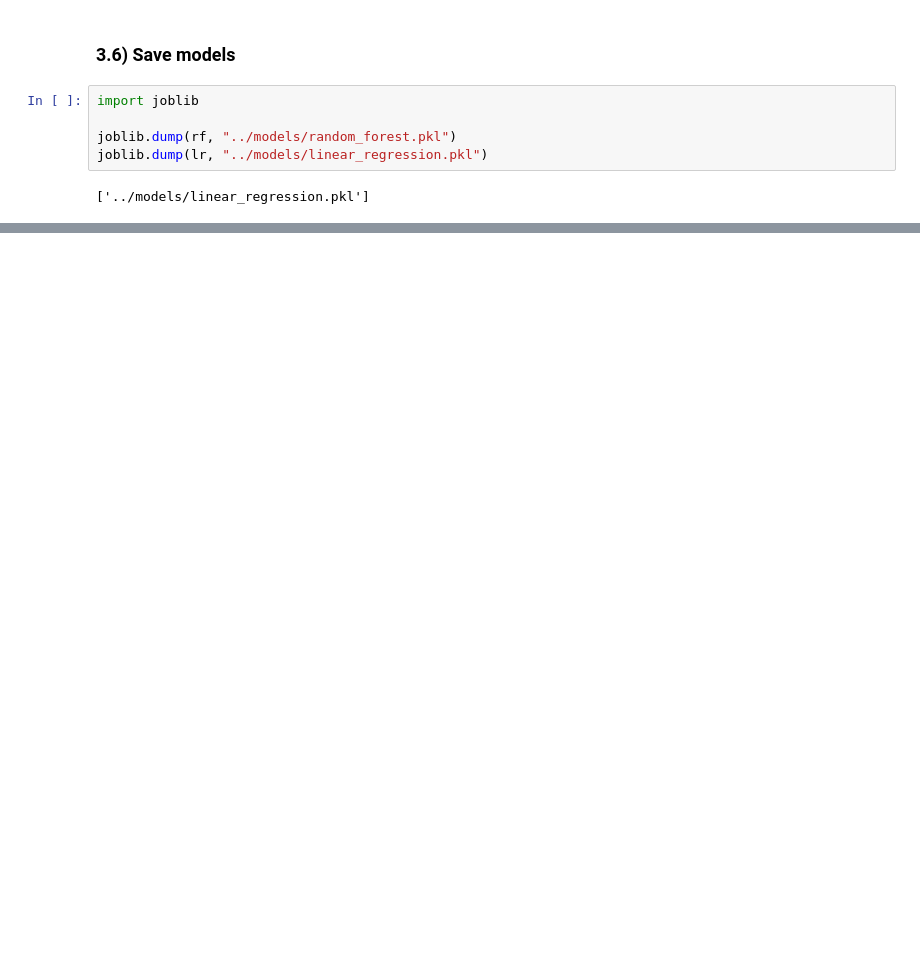
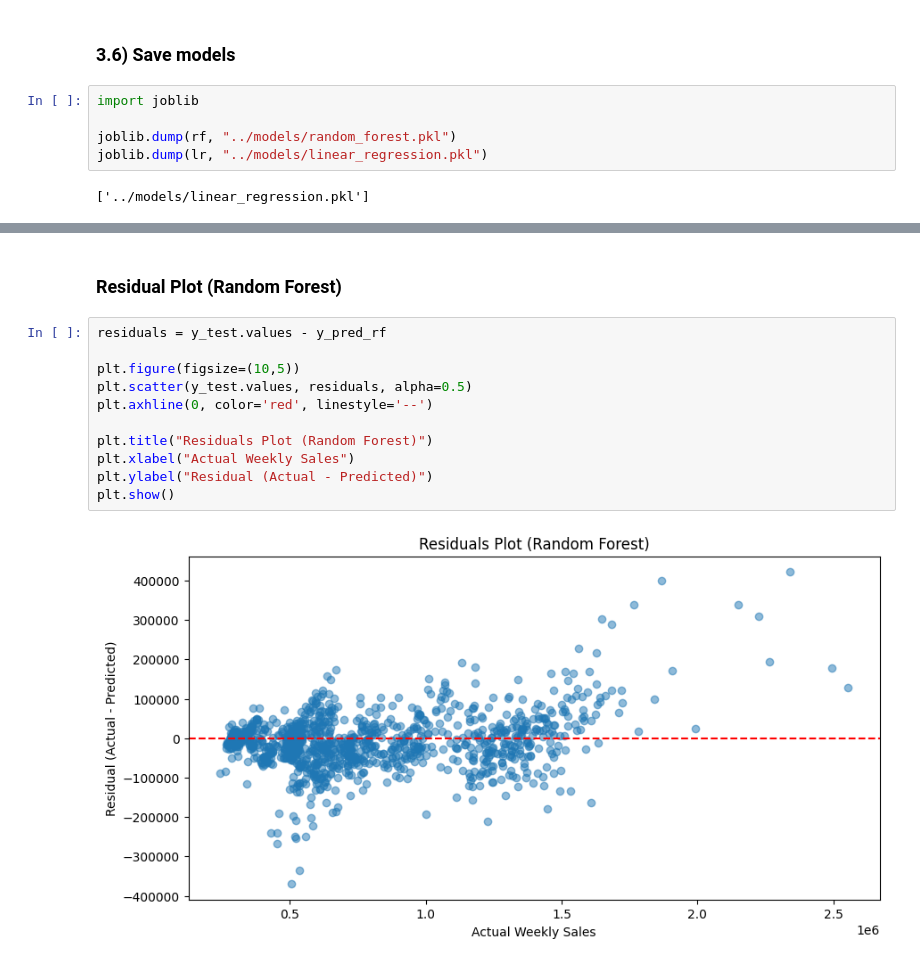
Before and after one commit to AshminDhungana/retail-sales-forecasting, a Jupyter notebook: notebooks/03_modeling.ipynb, the cells around one changed output, grey strips where cells are left out. Saved outputs shown, nothing was run; the diff lists cells and outputs as text; blank space fills up the shorter version.

```diff
--- a/notebooks/03_modeling.ipynb
+++ b/notebooks/03_modeling.ipynb
@@ -55,0 +78,15 @@ joblib.dump(lr, "../models/linear_regression.pkl")
+# %% [markdown]
+### Residual Plot (Random Forest)
+# %%
+residuals = y_test.values - y_pred_rf
+
+plt.figure(figsize=(10,5))
+plt.scatter(y_test.values, residuals, alpha=0.5)
+plt.axhline(0, color='red', linestyle='--')
+
+plt.title("Residuals Plot (Random Forest)")
+plt.xlabel("Actual Weekly Sales")
+plt.ylabel("Residual (Actual - Predicted)")
+plt.show()
+# %% [output]
+[figure, added]
```
Also changed, not shown: parts of 5 cells of this notebook, 1 other file.
